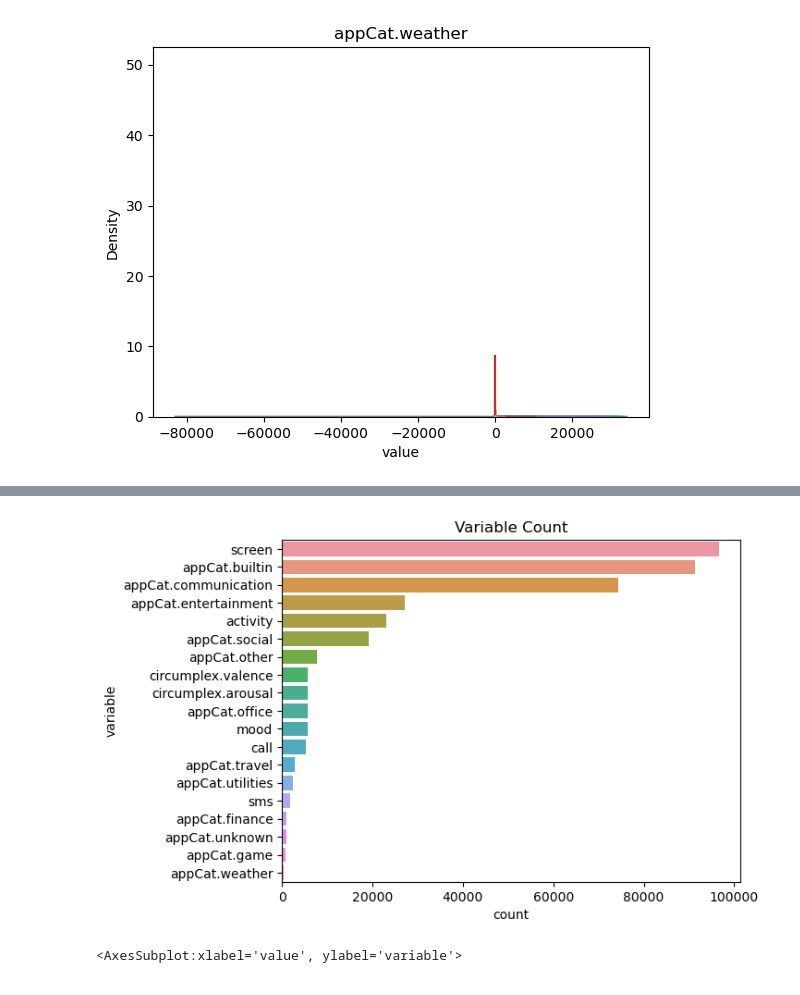
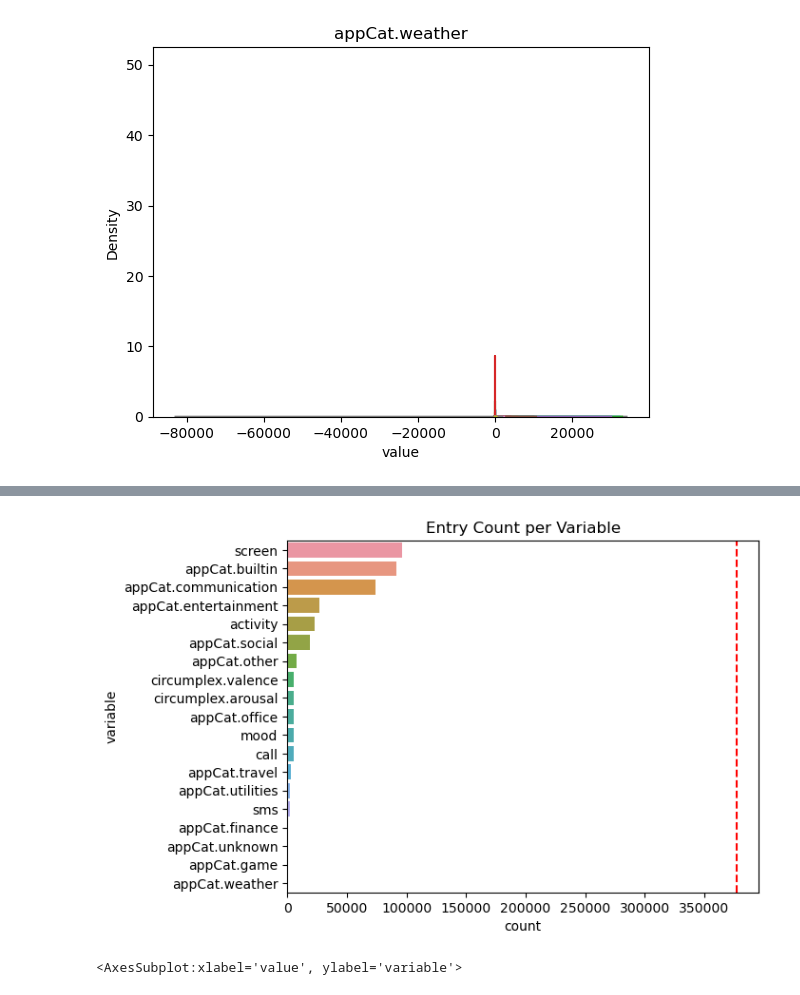
Before and after one commit to timmooren/DM1, a Jupyter notebook: DM1.ipynb, the cells around one changed output, grey strips where cells are left out. Saved outputs shown, nothing was run; the diff lists cells and outputs as text; code cells hidden in the pictures.

```diff
--- a/DM1.ipynb
+++ b/DM1.ipynb
@@ -23,6 +23,8 @@ import matplotlib.pyplot as plt
 
 # read csv dataset with first column
 data = pd.read_csv('dataset_mood_smartphone.csv')
+# convert time to datetime
+data['time'] = pd.to_datetime(data['time'])
 data
 # %% [output]
 |  | Unnamed: 0 | id | time | variable | value |
@@ -112,11 +106,12 @@ for var in numerical_vars:
 # %%
 # barplot for the occurance of each variable. make the x axis vertical for better readability
 sns.countplot(data=data, y='variable', order=data.variable.value_counts().index)
-plt.title('Variable Count')
-# save plot
+# add line representing the total number of entries
+plt.axvline(data.shape[0], color='r', linestyle='--')
+plt.title('Entry Count per Variable')
 plt.savefig('plots/variable_count.png')
 # %% [output]
-[figure, old version]
+[figure, new version]
 # %%
 # make a barplot for the summed value for every group in column 'variable'
 sns.barplot(data=data, x='value', y='variable', estimator=sum)
```
Also changed, not shown: parts of 26 cells of this notebook, 21 other files.
